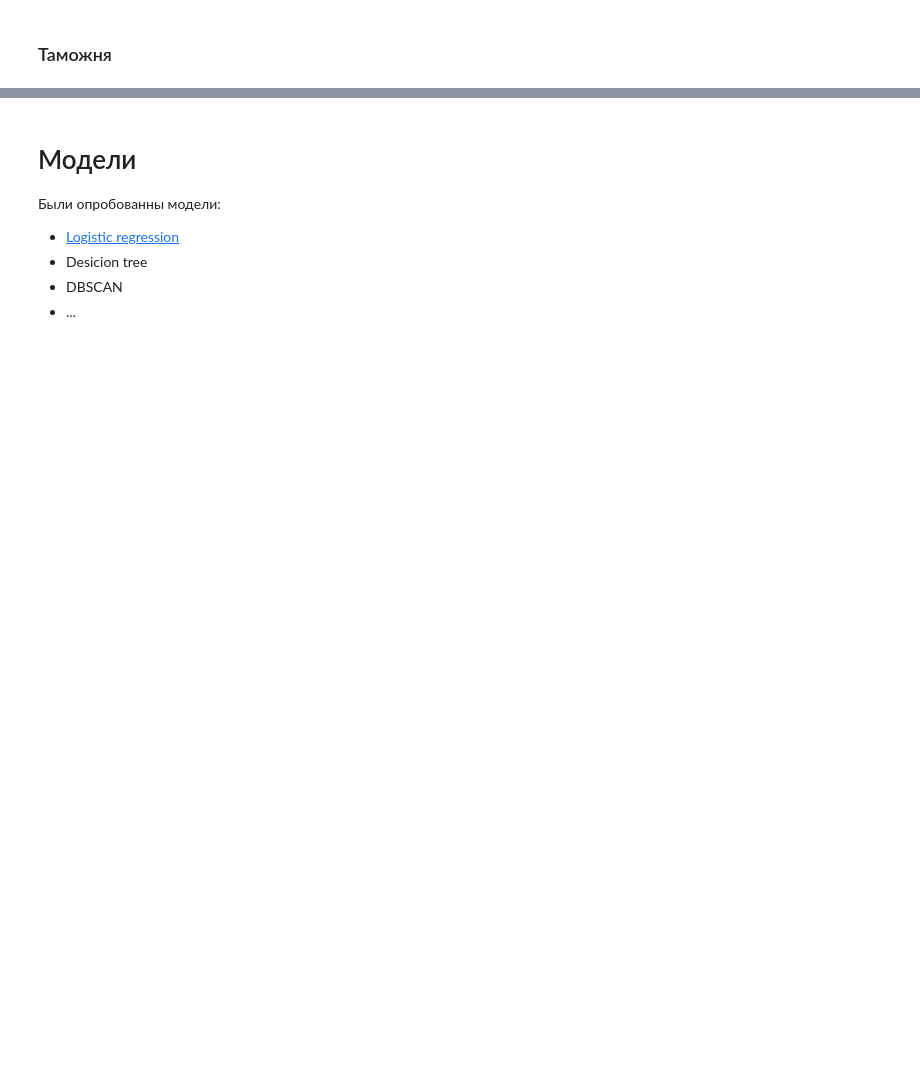
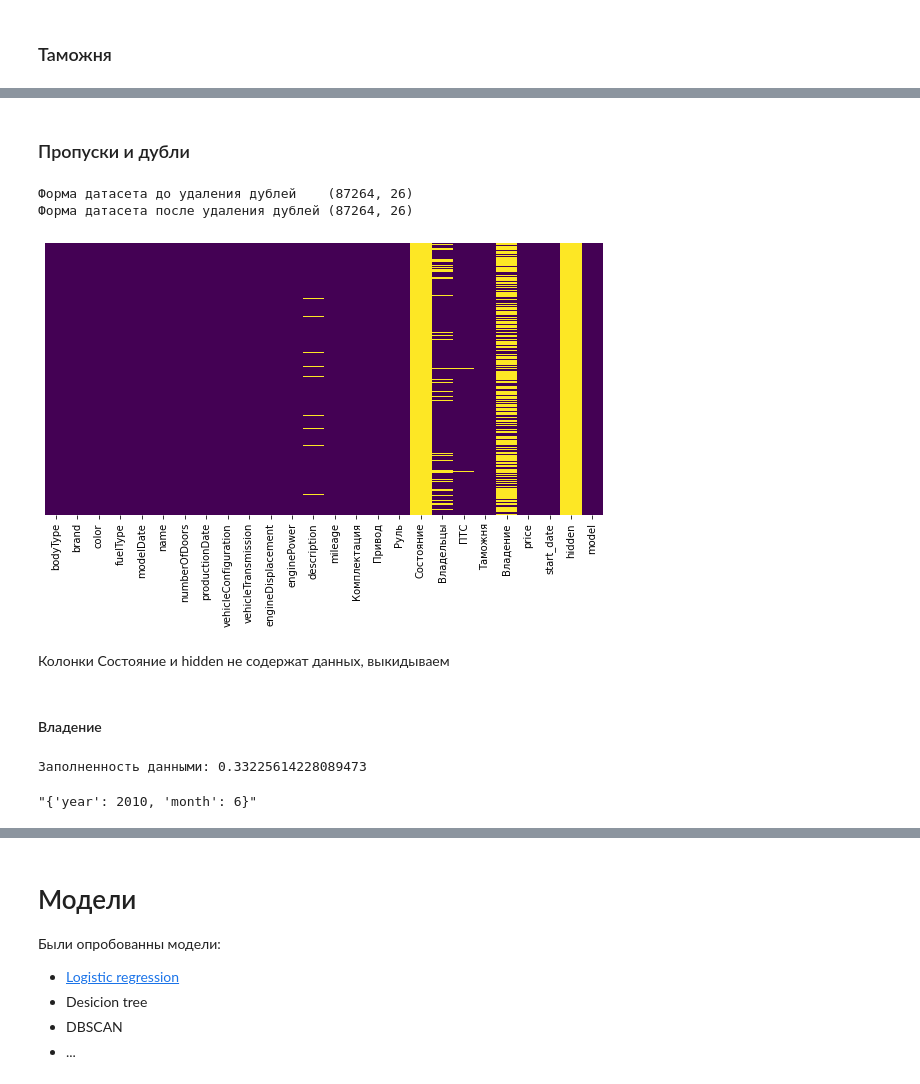
Before and after one commit to Sly-Dog/auto_pricing, a Jupyter notebook: primary_notebook.ipynb, the cells around one changed output, grey strips where cells are left out. Drawn from its saved outputs; the diff is of its cells as text; code cells hidden in the pictures; blank space fills up the shorter version.

```diff
--- a/primary_notebook.ipynb
+++ b/primary_notebook.ipynb
@@ -765,0 +738,24 @@ show_value_counts(train.bodyType.value_counts());
+# %% [markdown]
+### Пропуски и дубли
+# %%
+print('Форма датасета до удаления дублей   ',train.shape)
+train = train.drop_duplicates()
+print('Форма датасета после удаления дублей',train.shape)
+
+fig, ax = plt.subplots(figsize=(10,5))
+sns_heatmap = sns.heatmap(
+    train.isnull(), yticklabels=False, cbar=False, cmap='viridis')
+# %% [output]
+Форма датасета до удаления дублей    (87264, 26)
+Форма датасета после удаления дублей (87264, 26)
+[figure, added]
+# %% [markdown]
+Колонки Состояние и hidden не содержат данных, выкидываем
+# %% [markdown]
+#### Владение
+# %%
+isna= train.Владение.isna()
+print('Заполненность данными:',len(isna[isna == False])/len(isna))
+# %% [output]
+Заполненность данными: 0.33225614228089473
+"{'year': 2010, 'month': 6}"
```
Also changed, not shown: parts of 52 cells of this notebook.
